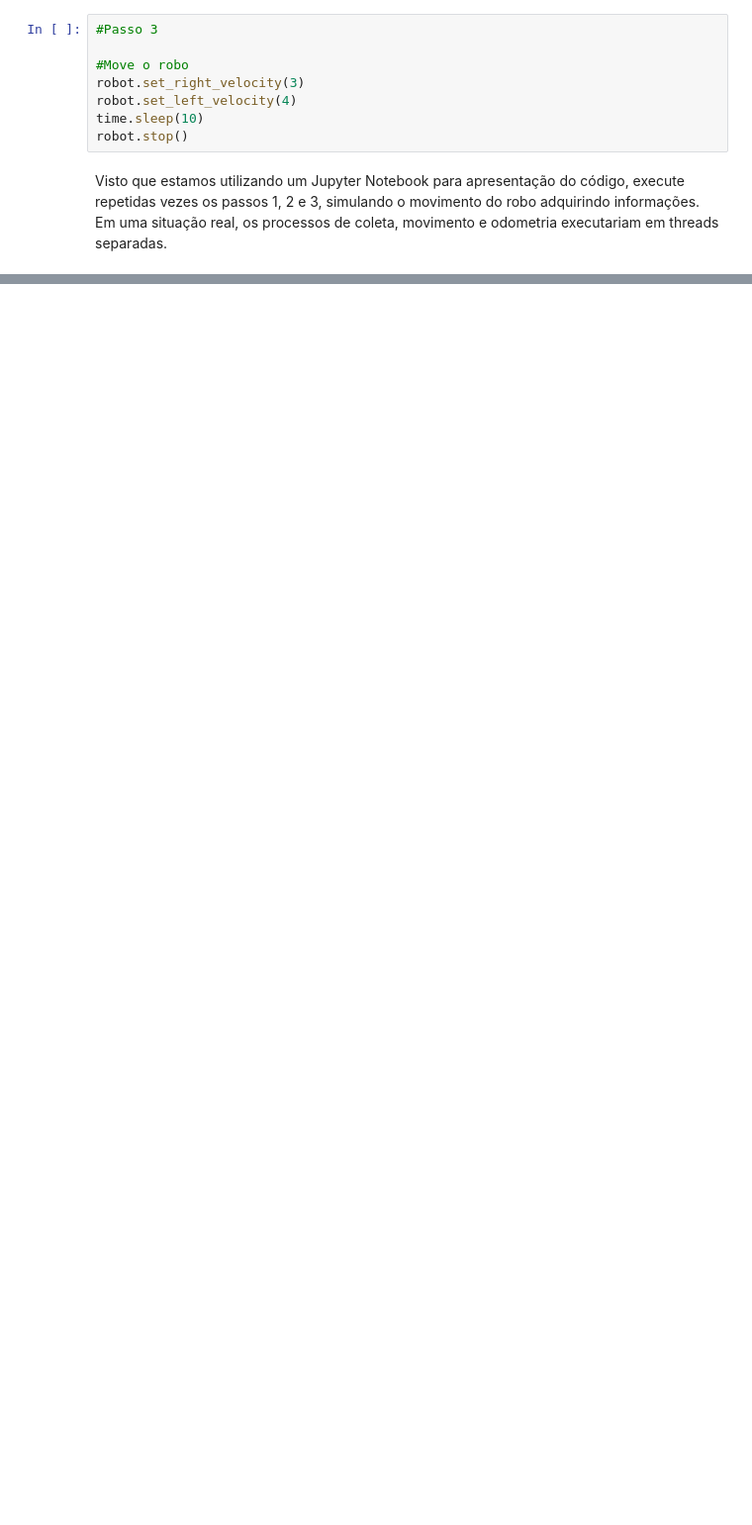
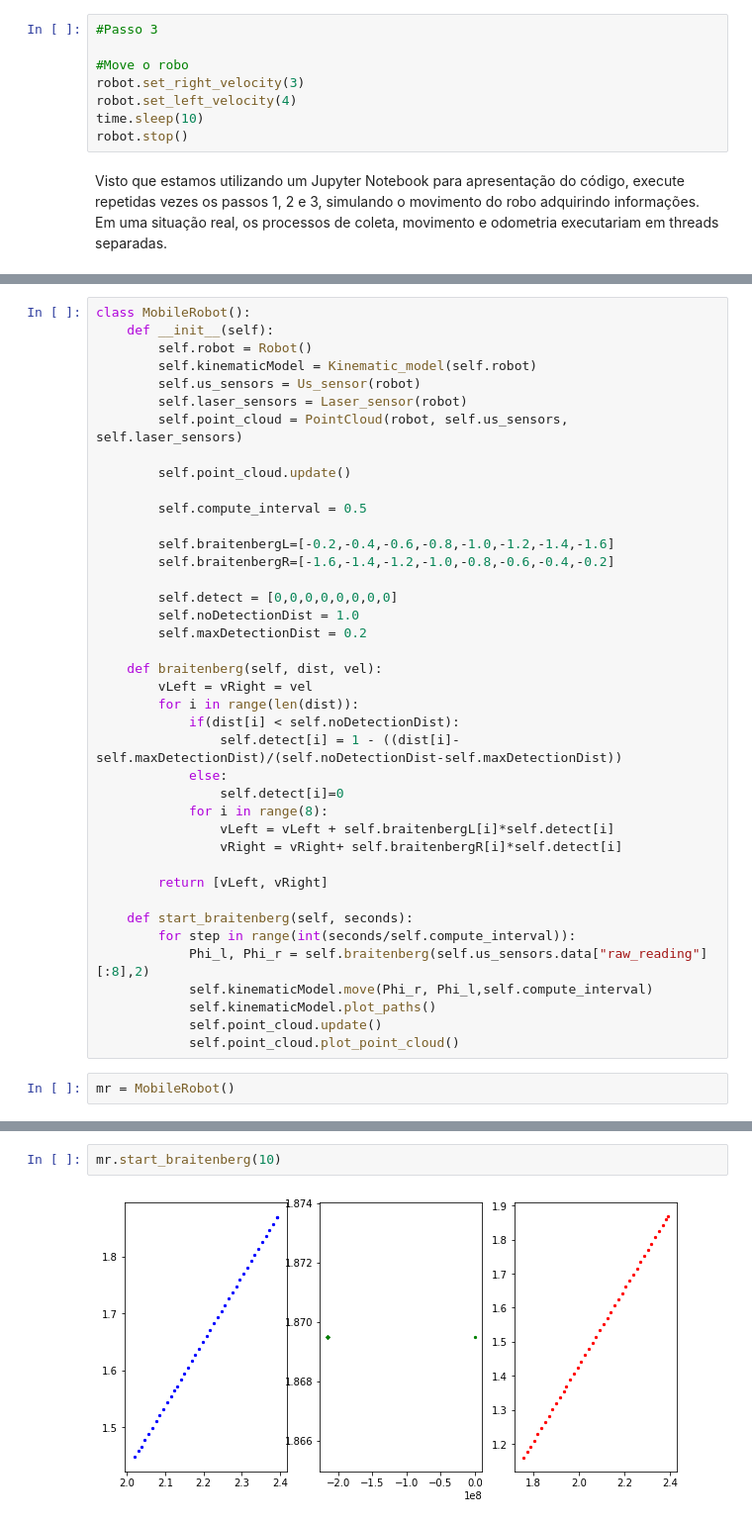
Before and after one commit to Necropsy/MO651, a Jupyter notebook: exercises/Project1.ipynb, the cells around one changed output, grey strips where cells are left out. Shown at 99% size. Cells and saved outputs as stored; diff of their text form; blank space fills up the shorter version.

```diff
--- a/exercises/Project1.ipynb
+++ b/exercises/Project1.ipynb
@@ -571,0 +601,42 @@ AssertionError: cannot start a process twice
+# %%
+class MobileRobot():
+    def __init__(self):
+        self.robot = Robot()
+        self.kinematicModel = Kinematic_model(self.robot)
+        self.us_sensors = Us_sensor(robot)
+        self.laser_sensors = Laser_sensor(robot)
+        self.point_cloud = PointCloud(robot, self.us_sensors, self.laser_sensors)
+
+        self.point_cloud.update()
+
+        self.compute_interval = 0.5
+
+        self.braitenbergL=[-0.2,-0.4,-0.6,-0.8,-1.0,-1.2,-1.4,-1.6]
+        self.braitenbergR=[-1.6,-1.4,-1.2,-1.0,-0.8,-0.6,-0.4,-0.2]
+
+        self.detect = [0,0,0,0,0,0,0,0]
+        self.noDetectionDist = 1.0
+        self.maxDetectionDist = 0.2
+
+    def braitenberg(self, dist, vel):
+        vLeft = vRight = vel
+        for i in range(len(dist)):
+            if(dist[i] < self.noDetectionDist):
+                self.detect[i] = 1 - ((dist[i]-self.maxDetectionDist)/(self.noDetectionDist-self.maxDetectionDist))
+            else:
+                self.detect[i]=0
+            for i in range(8):
+                vLeft = vLeft + self.braitenbergL[i]*self.detect[i]
+                vRight = vRight+ self.braitenbergR[i]*self.detect[i]
+
+        return [vLeft, vRight]
+
+    def start_braitenberg(self, seconds):
+        for step in range(int(seconds/self.compute_interval)):
+            Phi_l, Phi_r = self.braitenberg(self.us_sensors.data["raw_reading"][:8],2)
+            self.kinematicModel.move(Phi_r, Phi_l,self.compute_interval)
+            self.kinematicModel.plot_paths()
+            self.point_cloud.update()
+            self.point_cloud.plot_point_cloud()
+# %%
+mr = MobileRobot()
@@ -571,0 +661,4 @@ AssertionError: cannot start a process twice
+# %%
+mr.start_braitenberg(10)
+# %% [output]
+[figure, added]
```
Also changed, not shown: parts of 19 cells of this notebook.
